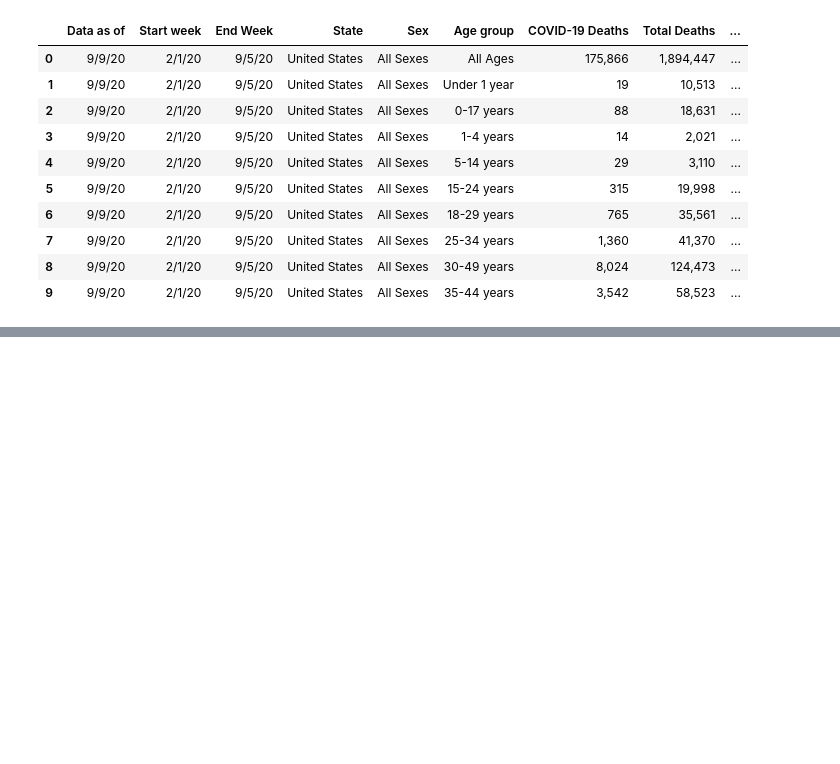
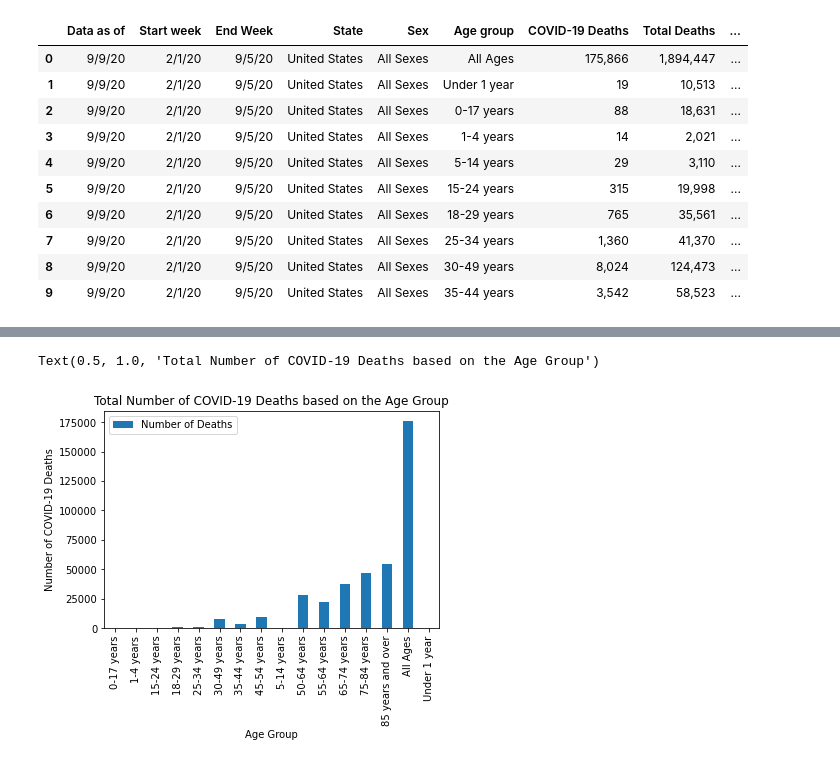
Before and after one commit to gelopez21/ProjectOne, a Jupyter notebook: Project One - Data Cleansing.ipynb, the cells around one changed output, grey strips where cells are left out. Drawn from its saved outputs; the diff is of its cells as text; code cells hidden in the pictures; blank space fills up the shorter version.

Commit message:
age group done

```diff
--- a/Project One - Data Cleansing.ipynb
+++ b/Project One - Data Cleansing.ipynb
@@ -68,0 +104,4 @@ df_US.head(70)
+# %%
+death_counts = df_US_all_sex.groupby("Age group")["COVID-19 Deaths"].sum()
+death_counts
+#apply(list).reset_index(name="COVID-19 Deaths")
@@ -68,0 +127,4 @@ df_US.head(70)
+# %%
+death_by_age = pd.DataFrame({"Number of Deaths": death_counts})
+
+death_by_age.style.format({"Number of Deaths":"{:,.0f}"})
@@ -68,0 +150,8 @@ df_US.head(70)
+# %%
+death_by_age.plot(kind="bar")
+plt.xlabel("Age Group")
+plt.ylabel("Number of COVID-19 Deaths")
+plt.title("Total Number of COVID-19 Deaths based on the Age Group")
+# %% [output]
+Text(0.5, 1.0, 'Total Number of COVID-19 Deaths based on the Age Group')
+[figure, added]
```
Also changed, not shown: parts of 7 cells of this notebook.
